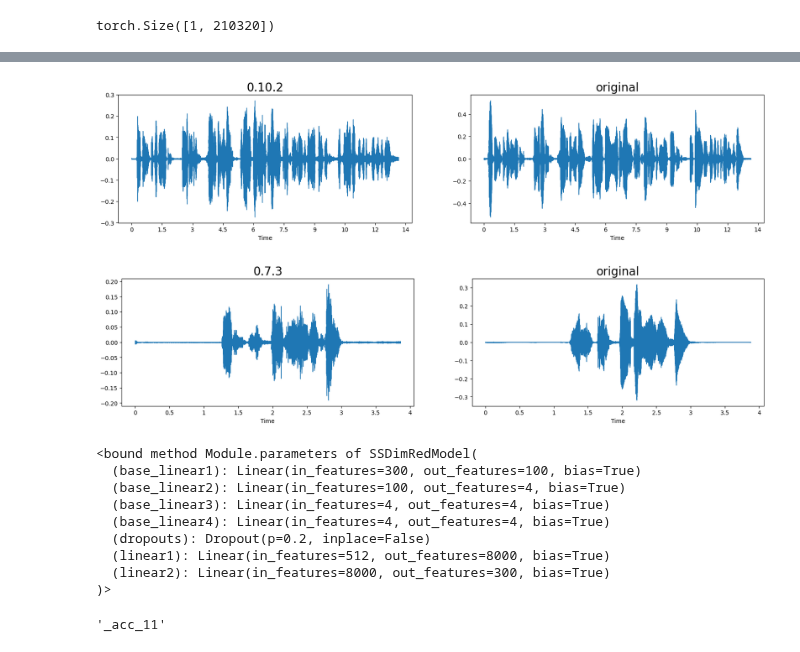
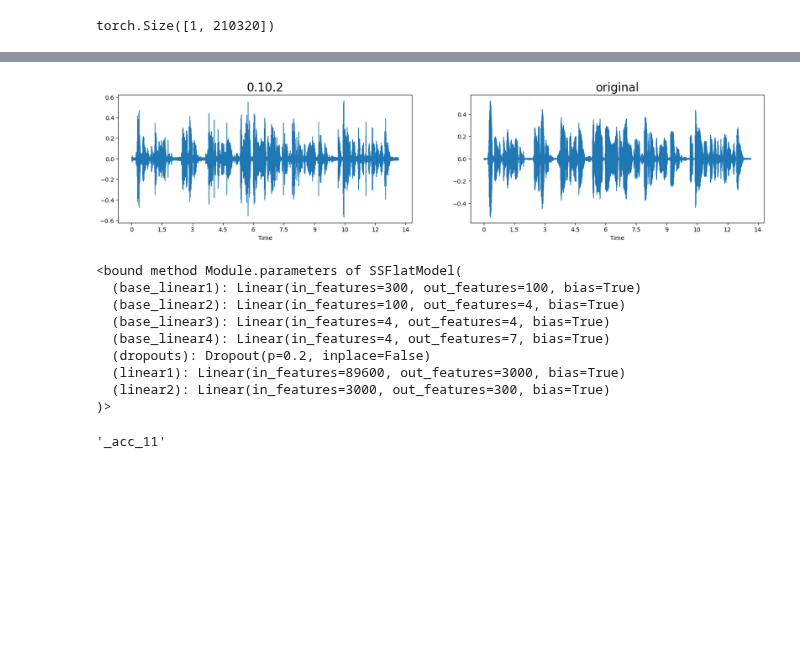
Before and after one commit to BlackFox1197/masterarbeit_programming, a Jupyter notebook: notebooks/playground.ipynb, the cells around one changed output, grey strips where cells are left out. Cells and saved outputs as stored; diff of their text form; code cells hidden in the pictures; blank space fills up the shorter version.

```diff
--- a/notebooks/playground.ipynb
+++ b/notebooks/playground.ipynb
@@ -52,6 +52,8 @@ from audiolm_pytorch import SoundStream, SoundStreamTrainer
 soundstream = SoundStream(
     codebook_size = 1024,
     rq_num_quantizers = 8,
+   attn_window_size = 128,       # local attention receptive field at bottleneck
+    attn_depth = 2
     #    attn_window_size = 128,       # local attention receptive field at bottleneck
     #attn_depth = 2,
     #target_sample_hz=16000
@@ -60,8 +62,9 @@ soundstream = SoundStream(
 #/home/ckwdani/Programming/Projects/masterarbeit/Jupyter/mainProject/notebooks/content/00_Soundstream_new/2_libri_15000
 #/home/ckwdani/Programming/Projects/masterarbeit/Jupyter/mainProject/notebooks/content/soundstream/resultsSS__NEWEXTRA3
 #soundstream.load("content/soundstream/before_0.3/resultsSS_extra6/soundstream.32390.pt")
+soundstream.load("content/soundstream/vers0.11_15/1_5000_1e-4_bs4_gae8_dml320-32/soundstream.2500.pt")
 soundstream.to("cpu")
-soundstream.load("content/soundstream/vers0.7.4/01_Soundstream_7_x_new_libri_full/3_23000/soundstream.11500.pt")
+#soundstream.load("content/soundstream/vers0.7.4/01_Soundstream_7_x_new_libri_full/3_23000/soundstream.11500.pt")
 
 for param in soundstream.parameters():
     param.requires_grad = False
@@ -142,22 +152,21 @@ Audio(soundstream.decoder(testForward[0]).detach().cpu().numpy()[0,0,:], rate=16
 # %%
 import sys
 from pathlib import Path
 import importlib
 module_path = str(Path.cwd().parents[0] / "utils")
 
 if module_path not in sys.path:
     sys.path.append(module_path)
 import utils.exploratoryUtils as exU
 importlib.reload(exU)
 
 #exU.waveplot(soundstream.decoder(testTensor).detach().cpu().numpy(), sr=22050, emotion="test")
 #exU.waveplot_two_datas(soundstream.decoder(testTensor).detach().cpu().numpy(), sr=16000, emotion="test", data1=test[0].numpy(), sr1=16000, emotion1="test")
 exU.waveplot_two_datas(soundstream.decoder(testForward[0]).detach().cpu().numpy()[0,0,:], sr=16000, emotion="0.10.2", data1=test[0].numpy(), sr1=16000, emotion1="original")
 #exU.waveplot_two_datas(testForward[0,0,:].numpy(), sr=16000, emotion="0.10.2", data1=test[0].numpy(), sr1=16000, emotion1="original")
-exU.waveplot_two_datas(soundstream.decoder(testCafeForward[0]).detach().cpu().numpy()[0,0,:], sr=16000, emotion="0.7.3", data1=testCafe[0].numpy(), sr1=16000, emotion1="original")
+#exU.waveplot_two_datas(soundstream.decoder(testCafeForward[0]).detach().cpu().numpy()[0,0,:], sr=16000, emotion="0.7.3", data1=testCafe[0].numpy(), sr1=16000, emotion1="original")
 # %% [output]
-[figure, old version]
+[figure, new version]
-[figure, removed]
 # %%
 import sys
 from pathlib import Path
@@ -205,21 +214,24 @@ allEmos = ced.CombinedEmoDataSet_7_emos(directory_tess=directory_tess,
 #
 # print("generated")
 # %%
+from network_models.soundsream_models_and_utils.ss_model_flat import SSFlatModel
+from network_models.soundsream_models_and_utils.ss_model_conv import SSConvModel3Sec
 import network_models.soundsream_models_and_utils.ss_model_dim_red as ssmdr
-importlib.reload(ssmdr)
+import network_models.soundsream_models_and_utils as smu
+#importlib.reload(ssmdr)
 
-model = ssmdr.SSDimRedModel(num_emotions = 4)
-model(testForward[0][0], return_with_dims = True, soft_max=True)
+model = SSFlatModel(num_emotions = 7).cpu()
+# model(testForward[0][0], return_with_dims = True, soft_max=True)
 print(model.parameters)
 # %% [output]
-<bound method Module.parameters of SSDimRedModel(
+<bound method Module.parameters of SSFlatModel(
   (base_linear1): Linear(in_features=300, out_features=100, bias=True)
   (base_linear2): Linear(in_features=100, out_features=4, bias=True)
   (base_linear3): Linear(in_features=4, out_features=4, bias=True)
-  (base_linear4): Linear(in_features=4, out_features=4, bias=True)
+  (base_linear4): Linear(in_features=4, out_features=7, bias=True)
   (dropouts): Dropout(p=0.2, inplace=False)
-  (linear1): Linear(in_features=512, out_features=8000, bias=True)
-  (linear2): Linear(in_features=8000, out_features=300, bias=True)
+  (linear1): Linear(in_features=89600, out_features=3000, bias=True)
+  (linear2): Linear(in_features=3000, out_features=300, bias=True)
 )>
 # %%
 acc_in = 0.1112
```
Also changed, not shown: parts of 1 cell of this notebook, 6 other files.
